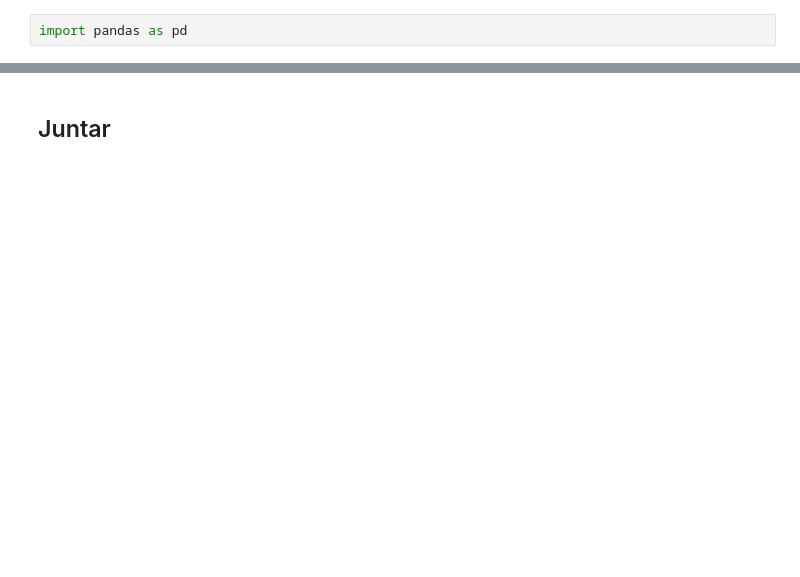
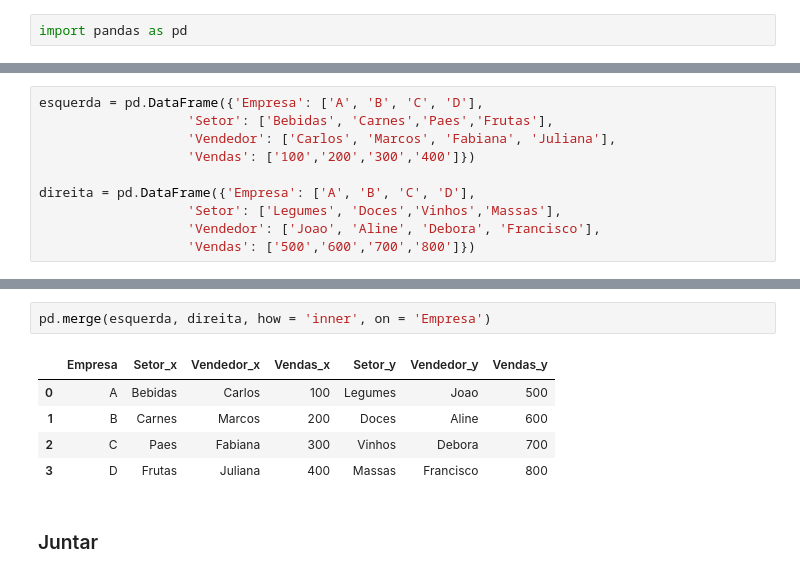
Before and after one commit to Emanuel-Reis17/Python, a Jupyter notebook: basico/system/pandas/05 - Mesclar, Juntar e Concatenar em Pandas.ipynb, the cells around one changed output, grey strips where cells are left out. Cells and saved outputs as stored; diff of their text form; blank space fills up the shorter version.

```diff
--- a/basico/system/pandas/05 - Mesclar, Juntar e Concatenar em Pandas.ipynb
+++ b/basico/system/pandas/05 - Mesclar, Juntar e Concatenar em Pandas.ipynb
@@ -78,0 +83,10 @@ pd.concat([df1, df2, df3], axis = 1)
+# %%
+esquerda = pd.DataFrame({'Empresa': ['A', 'B', 'C', 'D'],
+                   'Setor': ['Bebidas', 'Carnes','Paes','Frutas'],
+                   'Vendedor': ['Carlos', 'Marcos', 'Fabiana', 'Juliana'],
+                   'Vendas': ['100','200','300','400']})
+
+direita = pd.DataFrame({'Empresa': ['A', 'B', 'C', 'D'],
+                   'Setor': ['Legumes', 'Doces','Vinhos','Massas'],
+                   'Vendedor': ['Joao', 'Aline', 'Debora', 'Francisco'],
+                   'Vendas': ['500','600','700','800']})
@@ -79,2 +109,10 @@ pd.concat([df1, df2, df3], axis = 1)
+# %%
+pd.merge(esquerda, direita, how = 'inner', on = 'Empresa')
+# %% [output]
+|  | Empresa | Setor_x | Vendedor_x | Vendas_x | Setor_y | Vendedor_y | Vendas_y |
+| 0 | A | Bebidas | Carlos | 100 | Legumes | Joao | 500 |
+| 1 | B | Carnes | Marcos | 200 | Doces | Aline | 600 |
+| 2 | C | Paes | Fabiana | 300 | Vinhos | Debora | 700 |
+| 3 | D | Frutas | Juliana | 400 | Massas | Francisco | 800 |
 # %% [markdown]
-## Juntar
+### Juntar
```
Also changed, not shown: parts of 18 cells of this notebook, 7 other files.
